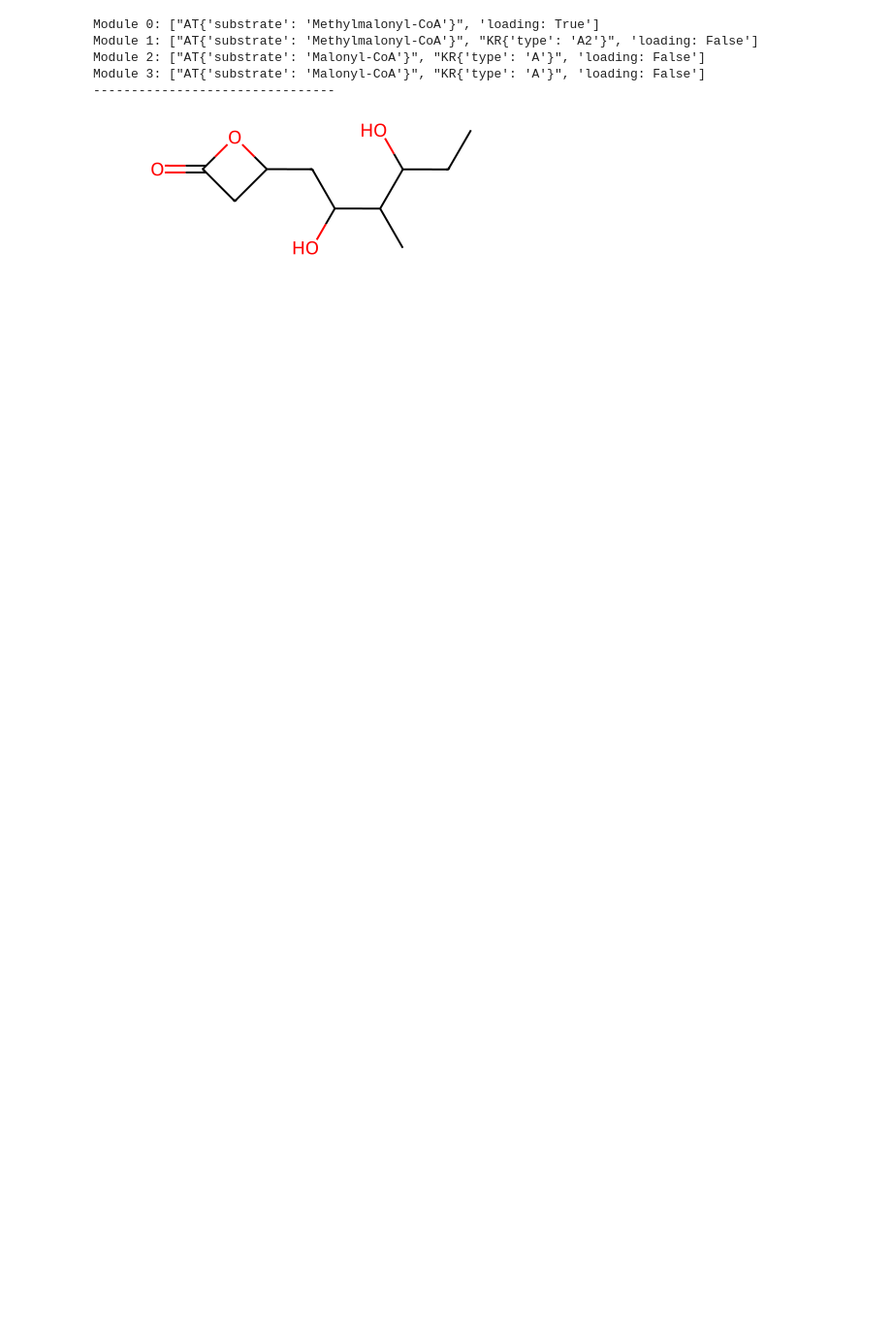
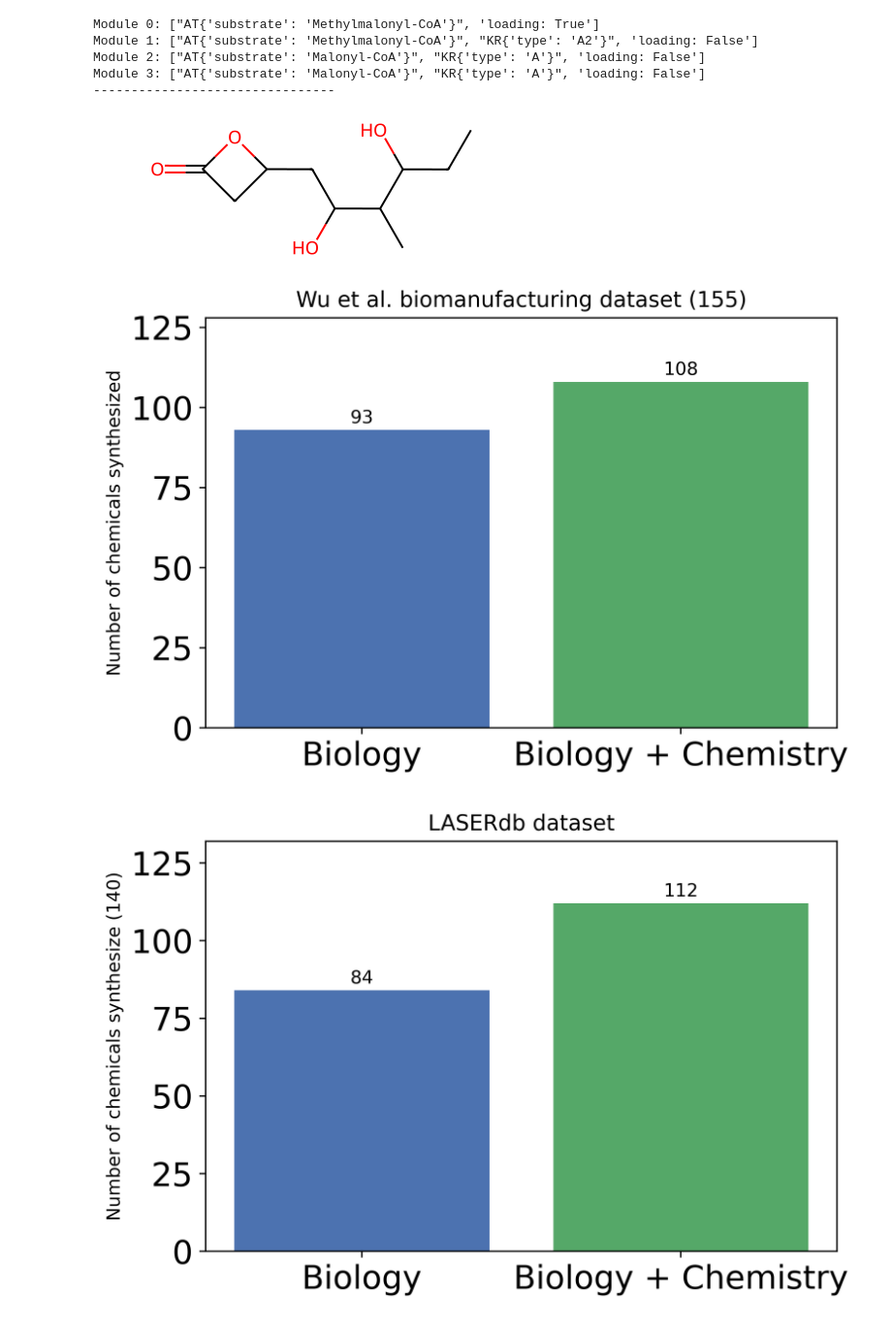
Before and after one commit to yashchainani21/ContrastiveGNNs, a Jupyter notebook: notebooks/00_inspect_unbound_PKS_products.ipynb, the cells around one changed output. Shown at 97% size. Drawn from its saved outputs; the diff is of its cells as text; code cells hidden in the pictures; blank space fills up the shorter version.

```diff
--- a/notebooks/00_inspect_unbound_PKS_products.ipynb
+++ b/notebooks/00_inspect_unbound_PKS_products.ipynb
@@ -2,6 +2,14 @@
 import bcs
 from rdkit import Chem
 import pickle
+
+import matplotlib.pyplot as plt
+plt.rcParams['lines.linewidth'] = 2
+plt.rcParams['figure.dpi'] = 500 # Resolution of figures
+plt.rcParams["figure.autolayout"] = True
+plt.rcParams["legend.loc"] = 'best'
+plt.rcParams['xtick.labelsize']=18
+plt.rcParams['ytick.labelsize']=18
 # %%
 with open("../data/interim/unbound_PKS_products_3_ext_mods_no_stereo.pkl", "rb") as f:
     unbound_PKS_products = pickle.load(f)
@@ -23,3 +33,44 @@ Module 2: ["AT{'substrate': 'Malonyl-CoA'}", "KR{'type': 'A'}", 'loading: False'
 Module 3: ["AT{'substrate': 'Malonyl-CoA'}", "KR{'type': 'A'}", 'loading: False']
 --------------------------------
 [figure]
+# %%
+import matplotlib.pyplot as plt
+
+# Dataset 1: Wu et al. biomanufacturing dataset
+labels = ["Biology", "Biology + Chemistry"]
+values_wu = [93, 108]  # corrected values
+
+# Dataset 2: LASERdb dataset
+total_laserdb = 140
+values_laserdb = [0.6 * total_laserdb, 0.8 * total_laserdb]  # 84 and 112
+
+# --- Plot 1: Wu et al. ---
+plt.figure(figsize=(6, 4))
+plt.bar(labels, values_wu, color=["#4c72b0", "#55a868"])
+plt.ylabel("Number of chemicals synthesized")
+plt.title("Wu et al. biomanufacturing dataset (155)")
+plt.ylim(0, max(values_wu) + 20)
+
+# Add numbers above bars
+for i, v in enumerate(values_wu):
+    plt.text(i, v + 1, str(int(v)), ha="center", va="bottom")
+
+plt.savefig("155_wu_biomanufacturing_dataset.png", dpi=500)
+plt.show()
+
+# --- Plot 2: LASERdb ---
+plt.figure(figsize=(6, 4))
+plt.bar(labels, values_laserdb, color=["#4c72b0", "#55a868"])
+plt.ylabel("Number of chemicals synthesize (140)")
+plt.title("LASERdb dataset")
+plt.ylim(0, max(values_laserdb) + 20)
+
+# Add numbers above bars
+for i, v in enumerate(values_laserdb):
+    plt.text(i, v + 1, str(int(v)), ha="center", va="bottom")
+
+plt.savefig("140_laserdb_dataset.png", dpi=500)
+plt.show()
+# %% [output]
+[figure, added]
+[figure, added]
```
Also changed, not shown: parts of 1 cell of this notebook, 2 other files.
